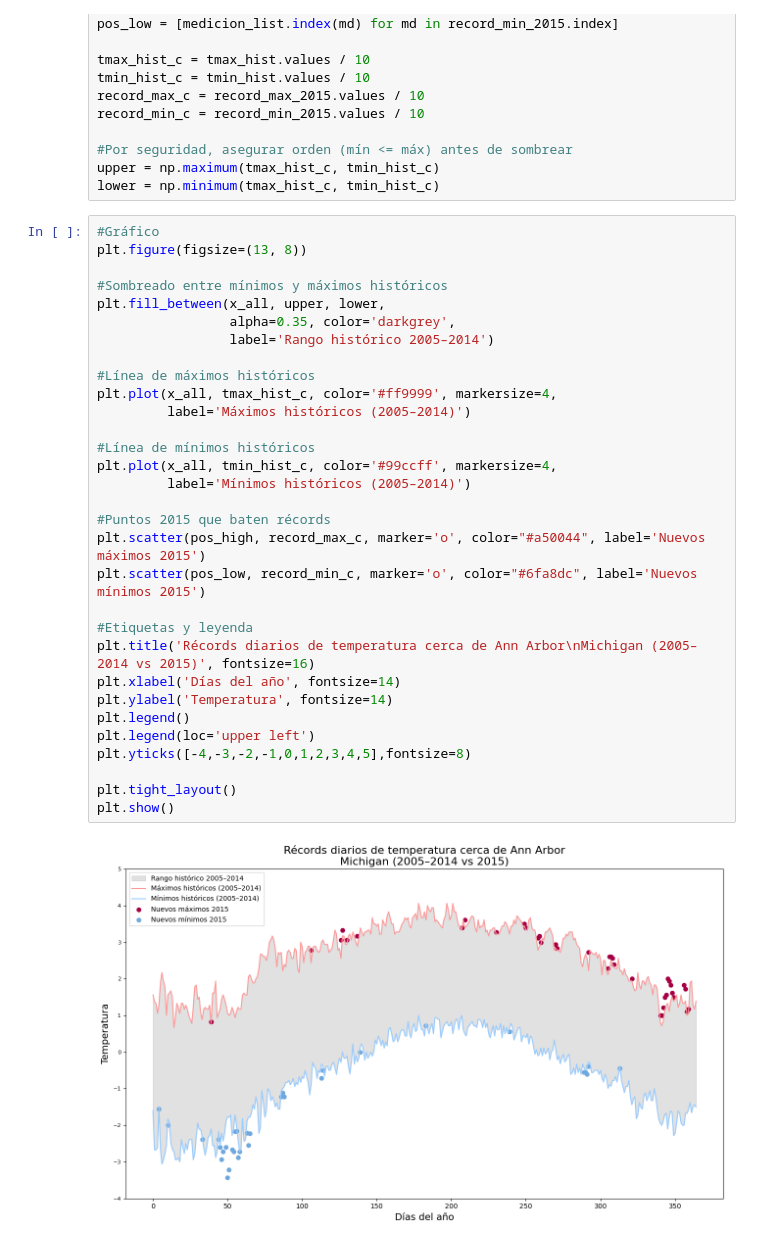
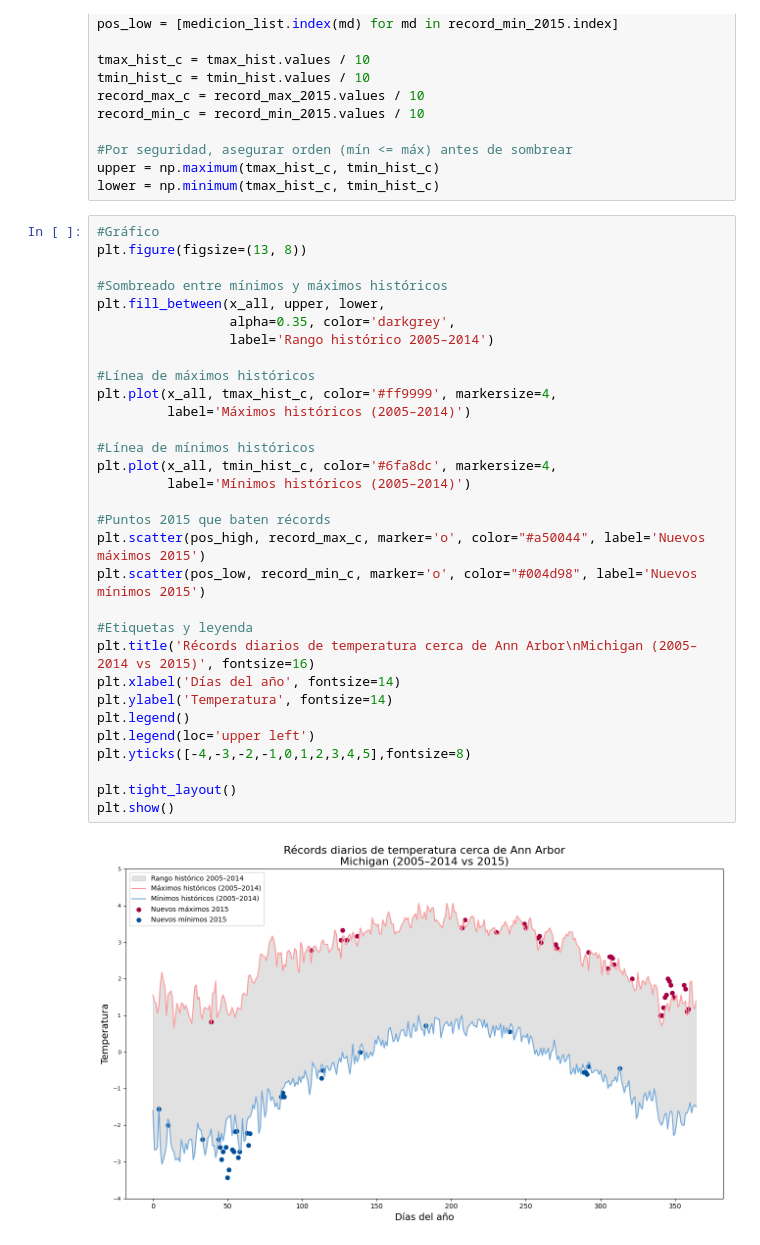
Before and after one commit to ramiro-pereirasft/practica-1-DataVisualization, a Jupyter notebook: notebooks/practice.ipynb, the cells around one changed output. Drawn from its saved outputs; the diff is of its cells as text.

```diff
--- a/notebooks/practice.ipynb
+++ b/notebooks/practice.ipynb
@@ -77,33 +77,33 @@ lower = np.minimum(tmax_hist_c, tmin_hist_c)
 # %%
 #Gráfico
 plt.figure(figsize=(13, 8))
 
 #Sombreado entre mínimos y máximos históricos
 plt.fill_between(x_all, upper, lower,
                  alpha=0.35, color='darkgrey',
                  label='Rango histórico 2005–2014')
 
 #Línea de máximos históricos
 plt.plot(x_all, tmax_hist_c, color='#ff9999', markersize=4,
          label='Máximos históricos (2005–2014)')
 
 #Línea de mínimos históricos
-plt.plot(x_all, tmin_hist_c, color='#99ccff', markersize=4,
+plt.plot(x_all, tmin_hist_c, color='#6fa8dc', markersize=4,
          label='Mínimos históricos (2005–2014)')
 
 #Puntos 2015 que baten récords
 plt.scatter(pos_high, record_max_c, marker='o', color="#a50044", label='Nuevos máximos 2015')
-plt.scatter(pos_low, record_min_c, marker='o', color="#6fa8dc", label='Nuevos mínimos 2015')
+plt.scatter(pos_low, record_min_c, marker='o', color="#004d98", label='Nuevos mínimos 2015')
 
 #Etiquetas y leyenda
 plt.title('Récords diarios de temperatura cerca de Ann Arbor\nMichigan (2005–2014 vs 2015)', fontsize=16)
 plt.xlabel('Días del año', fontsize=14)
 plt.ylabel('Temperatura', fontsize=14)
 plt.legend()
 plt.legend(loc='upper left')
 plt.yticks([-4,-3,-2,-1,0,1,2,3,4,5],fontsize=8)
 
 plt.tight_layout()
 plt.show()
 # %% [output]
-[figure, old version]
+[figure, new version]
```
